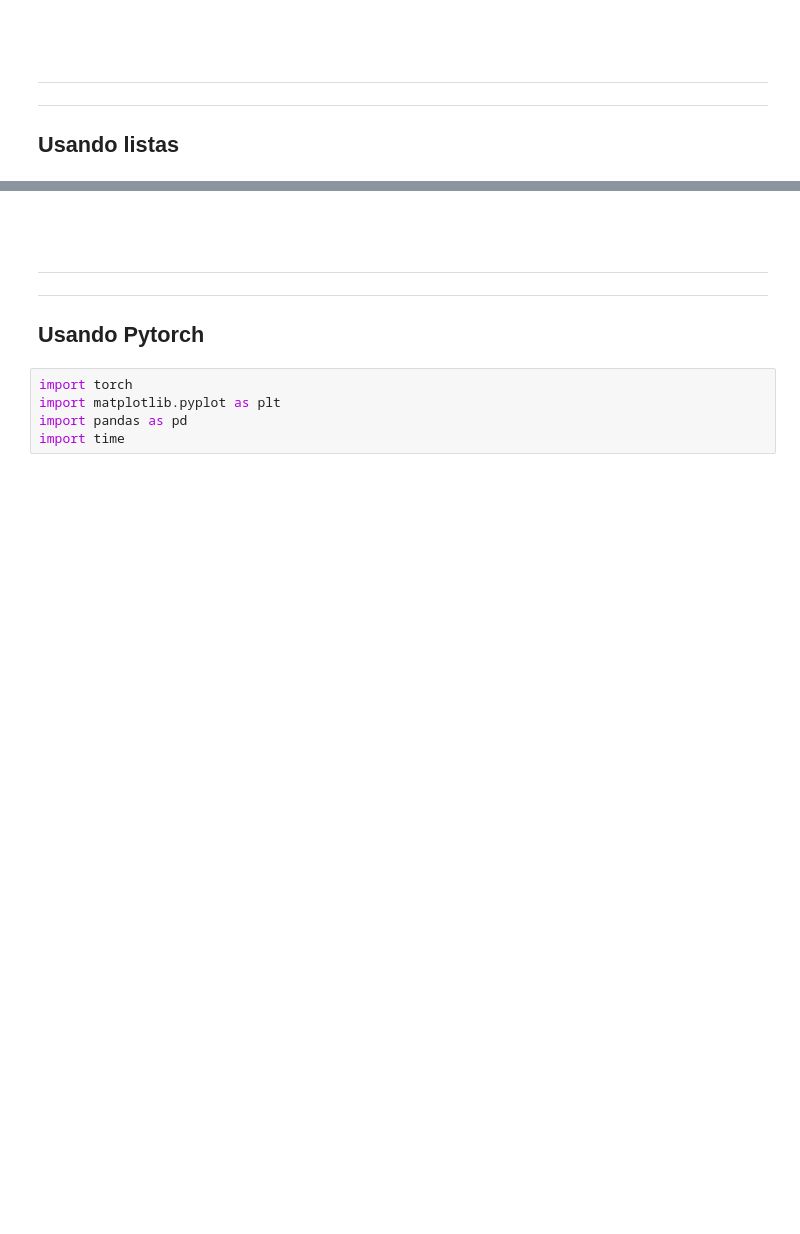
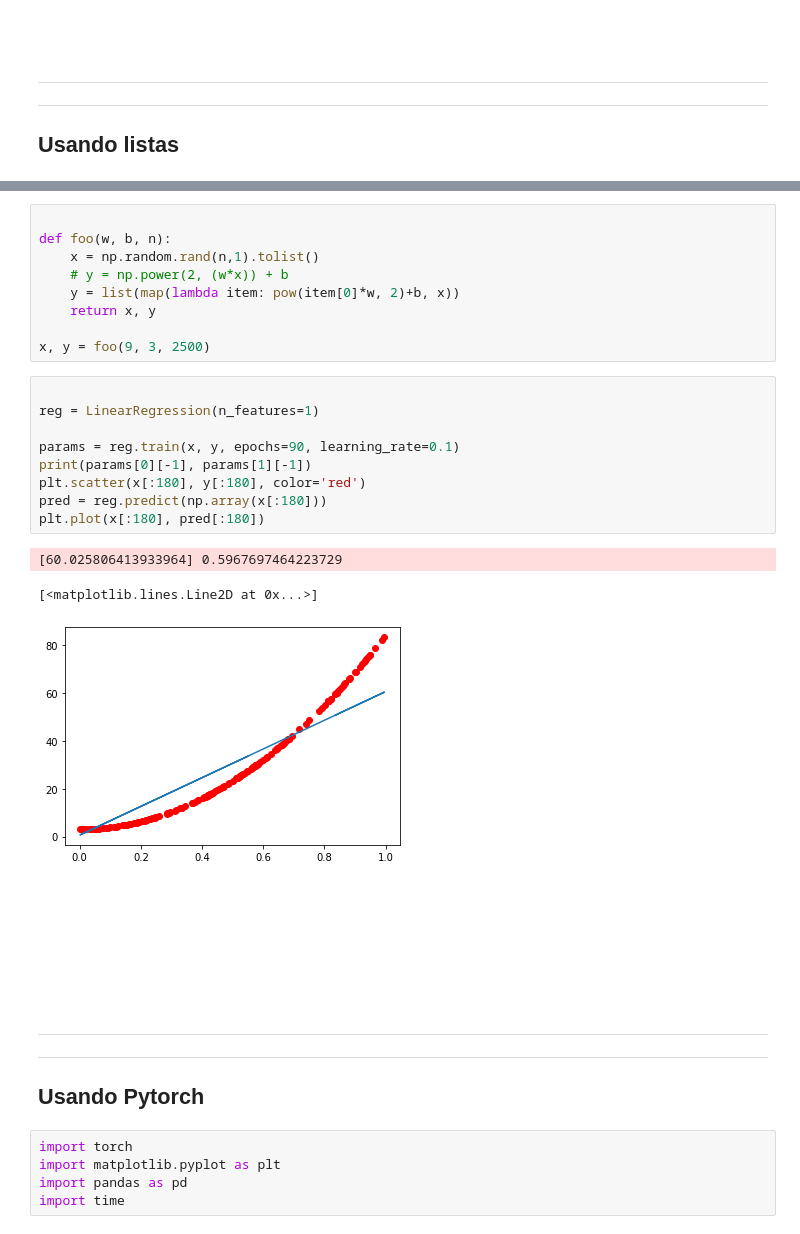
Before and after one commit to ediloaz/Linear-Regression-with-Lists-Numpy-and-Pytorch, a Jupyter notebook: linear_reg_in_lists_and_pytorch.ipynb, the cells around one changed output, grey strips where cells are left out. Cells and saved outputs as stored; diff of their text form; blank space fills up the shorter version.

Commit message:
update code with lists

```diff
--- a/linear_reg_in_lists_and_pytorch.ipynb
+++ b/linear_reg_in_lists_and_pytorch.ipynb
@@ -18,5 +170,27 @@ Estudiantes:
+# %%
+
+def foo(w, b, n):
+    x = np.random.rand(n,1).tolist()
+    # y = np.power(2, (w*x)) + b
+    y = list(map(lambda item: pow(item[0]*w, 2)+b, x))
+    return x, y
+
+x, y = foo(9, 3, 2500)
+# %%
+
+reg = LinearRegression(n_features=1)
+
+params = reg.train(x, y, epochs=90, learning_rate=0.1)
+print(params[0][-1], params[1][-1])
+plt.scatter(x[:180], y[:180], color='red')
+pred = reg.predict(np.array(x[:180]))
+plt.plot(x[:180], pred[:180])
+# %% [output]
+[60.025806413933964] 0.5967697464223729
+[<matplotlib.lines.Line2D at 0x...>]
+[figure, added]
 # %% [markdown]
-<br /><br />
+<br /><br /><br /><br /><br /><br />
 <hr /><hr />
 
 ## Usando Pytorch
```
Also changed, not shown: parts of 12 cells of this notebook, 1 other file.
